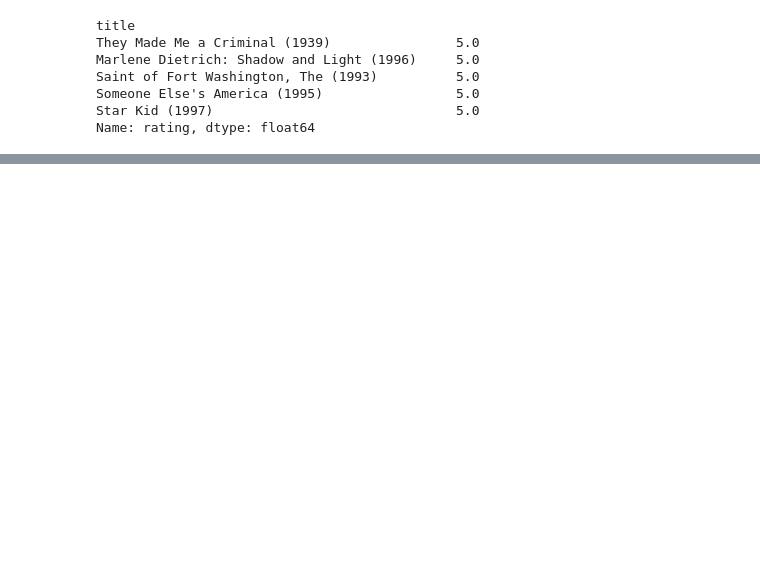
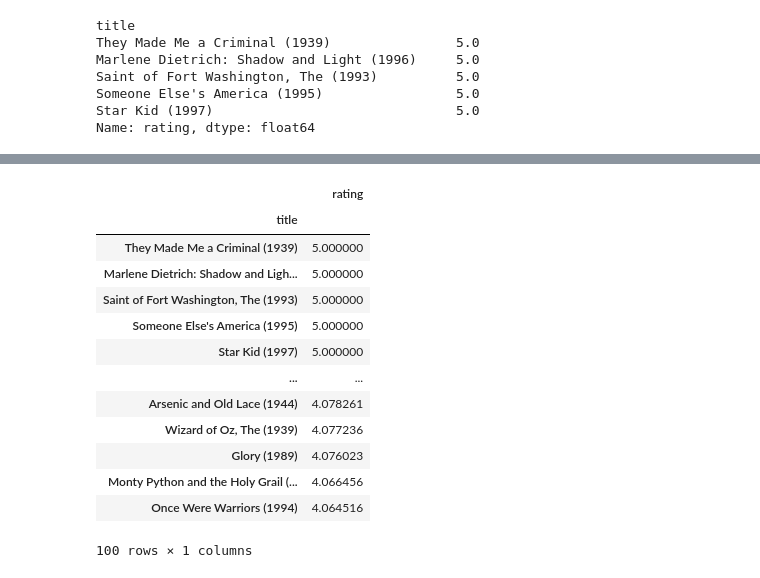
Before and after one commit to drigger091/Recomendation_engine_tryout, a Jupyter notebook: recommendation using correlation/engine.ipynb, the cells around one changed output, grey strips where cells are left out. Saved outputs shown, nothing was run; the diff lists cells and outputs as text; code cells hidden in the pictures; blank space fills up the shorter version.

```diff
--- a/recommendation using correlation/engine.ipynb
+++ b/recommendation using correlation/engine.ipynb
@@ -73,0 +88,18 @@ Name: rating, dtype: float64
+# %%
+ratings = pd.DataFrame(df2)
+ratings.head(100)
+# %% [output]
+|  | rating |
+| title |  |
+| They Made Me a Criminal (1939) | 5.000000 |
+| Marlene Dietrich: Shadow and Ligh... | 5.000000 |
+| Saint of Fort Washington, The (1993) | 5.000000 |
+| Someone Else's America (1995) | 5.000000 |
+| Star Kid (1997) | 5.000000 |
+| ... | ... |
+| Arsenic and Old Lace (1944) | 4.078261 |
+| Wizard of Oz, The (1939) | 4.077236 |
+| Glory (1989) | 4.076023 |
+| Monty Python and the Holy Grail (... | 4.066456 |
+| Once Were Warriors (1994) | 4.064516 |
+100 rows × 1 columns
```
Also changed, not shown: parts of 7 cells of this notebook.
